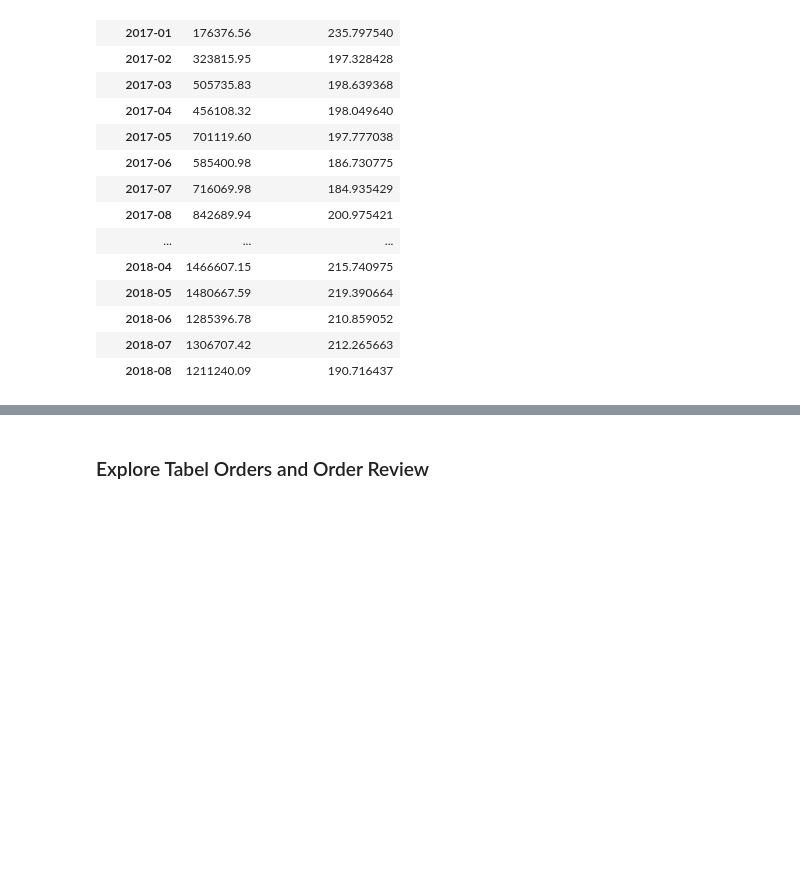
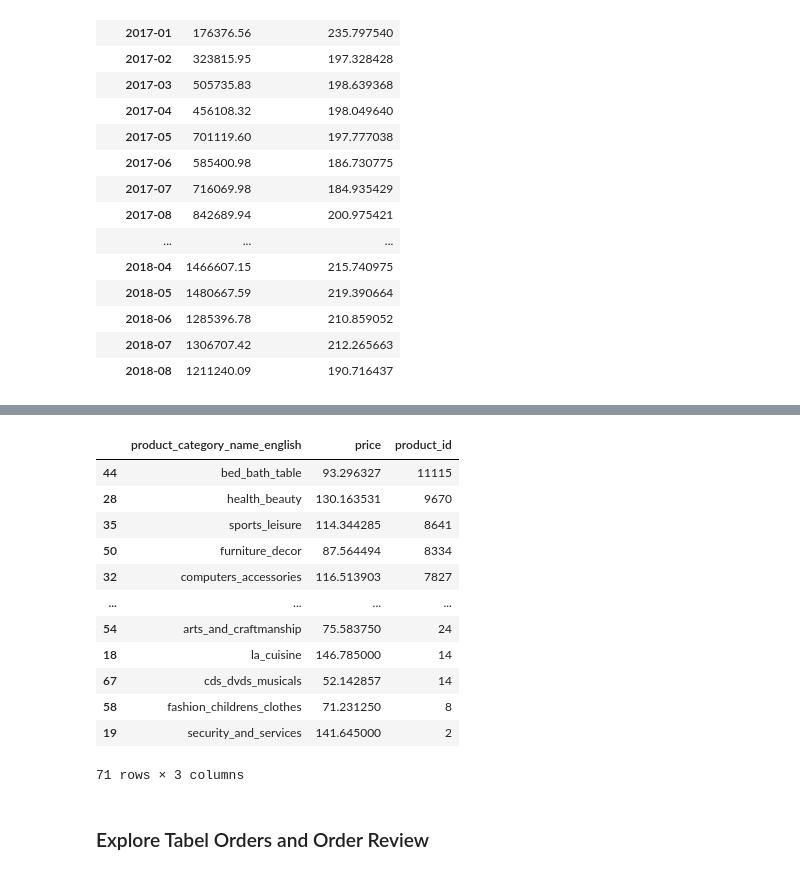
Before and after one commit to ralik45/E-Commerce-Analysis, a Jupyter notebook: Submission.ipynb, the cells around one changed output, grey strips where cells are left out. Cells and saved outputs as stored; diff of their text form; code cells hidden in the pictures; blank space fills up the shorter version.

```diff
--- a/Submission.ipynb
+++ b/Submission.ipynb
@@ -1129,0 +1157,10 @@ orders_items_payments.to_csv('orders_items_payments.csv', index=False)
+# %%
+Products_orders = pd.merge(
+    left = order_items_df,
+    right = Products_category_df,
+    how = 'left',
+    left_on = 'product_id',
+    right_on = 'product_id'
+)
+
+Products_orders.head()
@@ -1129,0 +1174,4 @@ orders_items_payments.to_csv('orders_items_payments.csv', index=False)
+# %%
+# Menghitung rata-rata harga produk per kategori
+avg_price_per_category = Products_orders.groupby('product_category_name_english').price.mean().sort_values(ascending=False).reset_index()
+avg_price_per_category.head(5)
@@ -1129,0 +1185,4 @@ orders_items_payments.to_csv('orders_items_payments.csv', index=False)
+# %%
+# Menghitung jumlah produk yang terjual untuk setiap kategori
+product_sold_per_category = Products_orders.groupby('product_category_name_english').product_id.count().sort_values(ascending=False).reset_index()
+product_sold_per_category.head(5)
@@ -1130,3 +1196,27 @@ orders_items_payments.to_csv('orders_items_payments.csv', index=False)
+# %%
+# menggabungkan informasi tentang rata-rata harga produk dan popularitas kategori
+avg_popularity_product = pd.merge(
+    left = avg_price_per_category,
+    right = product_sold_per_category,
+    left_on = 'product_category_name_english',
+    right_on = 'product_category_name_english'
+)
+
+avg_popularity_product.sort_values(by='product_id', ascending=False)
+# %% [output]
+|  | product_category_name_english | price | product_id |
+| 44 | bed_bath_table | 93.296327 | 11115 |
+| 28 | health_beauty | 130.163531 | 9670 |
+| 35 | sports_leisure | 114.344285 | 8641 |
+| 50 | furniture_decor | 87.564494 | 8334 |
+| 32 | computers_accessories | 116.513903 | 7827 |
+| ... | ... | ... | ... |
+| 54 | arts_and_craftmanship | 75.583750 | 24 |
+| 18 | la_cuisine | 146.785000 | 14 |
+| 67 | cds_dvds_musicals | 52.142857 | 14 |
+| 58 | fashion_childrens_clothes | 71.231250 | 8 |
+| 19 | security_and_services | 141.645000 | 2 |
+71 rows × 3 columns
 # %% [markdown]
 ### Explore Tabel Orders and Order Review
 # %%
```
Also changed, not shown: parts of 17 cells of this notebook.
